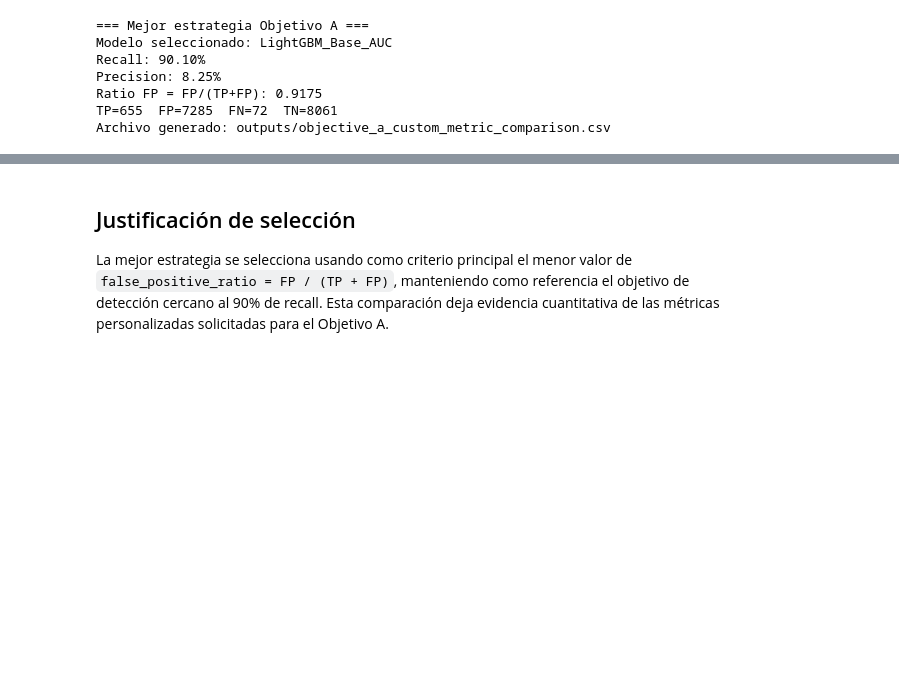
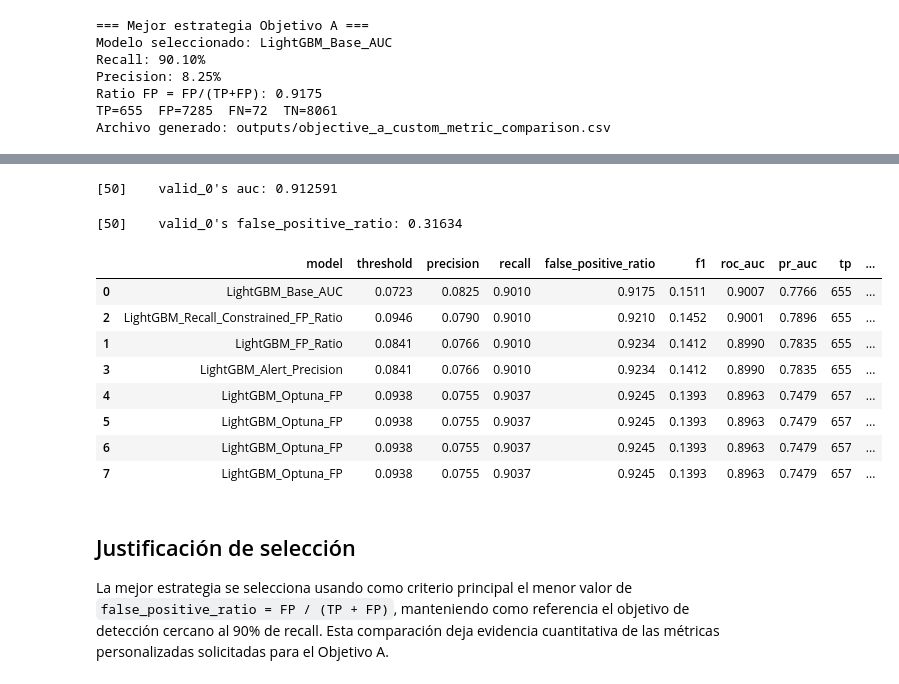
Before and after one commit to eunicean/PlusTI-Project, a Jupyter notebook: eda_bo_vip.ipynb, the cells around one changed output, grey strips where cells are left out. Drawn from its saved outputs; the diff is of its cells as text; code cells hidden in the pictures; blank space fills up the shorter version.

```diff
--- a/eda_bo_vip.ipynb
+++ b/eda_bo_vip.ipynb
@@ -866,3 +939,62 @@ Archivo generado: outputs/objective_a_custom_metric_comparison.csv
+# %%
+best_rounds = len(cv_result['valid auc-mean'])  # = 90
+
+model_base_cv = lgb.train(
+    params_base,
+    dtrain,
+    num_boost_round=best_rounds,   # resultado de lgb.cv
+    valid_sets=[dval],
+    callbacks=[lgb.log_evaluation(50)]
+)
+# %% [output]
+[50]    valid_0's auc: 0.912591
+# %%
+best_params = study.best_params
+best_params.update({
+    'objective': 'binary',
+    'metric': 'None',
+    'verbose': -1,
+    'random_state': 42,
+    'feature_pre_filter': False,
+    'bagging_freq': 5,
+})
+
+dtrain_final = lgb.Dataset(X_tr, label=y_tr, feature_name=FEATURES)
+dval_final   = lgb.Dataset(X_val, label=y_val, feature_name=FEATURES, reference=dtrain_final)
+
+model_optuna = lgb.train(
+    best_params,
+    dtrain_final,
+    num_boost_round=500,
+    valid_sets=[dval_final],
+    feval=feval_false_positive_ratio,
+    callbacks=[lgb.early_stopping(50, verbose=False), lgb.log_evaluation(50)]
+)
+
+y_score_optuna = model_optuna.predict(X_test, num_iteration=model_optuna.best_iteration)
+# %% [output]
+[50]    valid_0's false_positive_ratio: 0.31634
+# %%
+comparison_rows.append(evaluate_model_for_objective_a('LightGBM_Optuna_FP', y_score_optuna))
+objective_a_comparison = pd.DataFrame(comparison_rows)
+objective_a_comparison = objective_a_comparison[
+    [
+        'model', 'threshold', 'precision', 'recall', 'false_positive_ratio',
+        'f1', 'roc_auc', 'pr_auc', 'tp', 'fp', 'fn', 'tn'
+    ]
+].sort_values(['false_positive_ratio', 'recall'], ascending=[True, False])
+
+objective_a_comparison
+# %% [output]
+|  | model | threshold | precision | recall | false_positive_ratio | f1 | roc_auc | pr_auc | tp | ... |
+| 0 | LightGBM_Base_AUC | 0.0723 | 0.0825 | 0.9010 | 0.9175 | 0.1511 | 0.9007 | 0.7766 | 655 | ... |
+| 2 | LightGBM_Recall_Constrained_FP_Ratio | 0.0946 | 0.0790 | 0.9010 | 0.9210 | 0.1452 | 0.9001 | 0.7896 | 655 | ... |
+| 1 | LightGBM_FP_Ratio | 0.0841 | 0.0766 | 0.9010 | 0.9234 | 0.1412 | 0.8990 | 0.7835 | 655 | ... |
+| 3 | LightGBM_Alert_Precision | 0.0841 | 0.0766 | 0.9010 | 0.9234 | 0.1412 | 0.8990 | 0.7835 | 655 | ... |
+| 4 | LightGBM_Optuna_FP | 0.0938 | 0.0755 | 0.9037 | 0.9245 | 0.1393 | 0.8963 | 0.7479 | 657 | ... |
+| 5 | LightGBM_Optuna_FP | 0.0938 | 0.0755 | 0.9037 | 0.9245 | 0.1393 | 0.8963 | 0.7479 | 657 | ... |
+| 6 | LightGBM_Optuna_FP | 0.0938 | 0.0755 | 0.9037 | 0.9245 | 0.1393 | 0.8963 | 0.7479 | 657 | ... |
+| 7 | LightGBM_Optuna_FP | 0.0938 | 0.0755 | 0.9037 | 0.9245 | 0.1393 | 0.8963 | 0.7479 | 657 | ... |
 # %% [markdown]
 ## Justificación de selección
 
```
Also changed, not shown: parts of 5 cells of this notebook.
